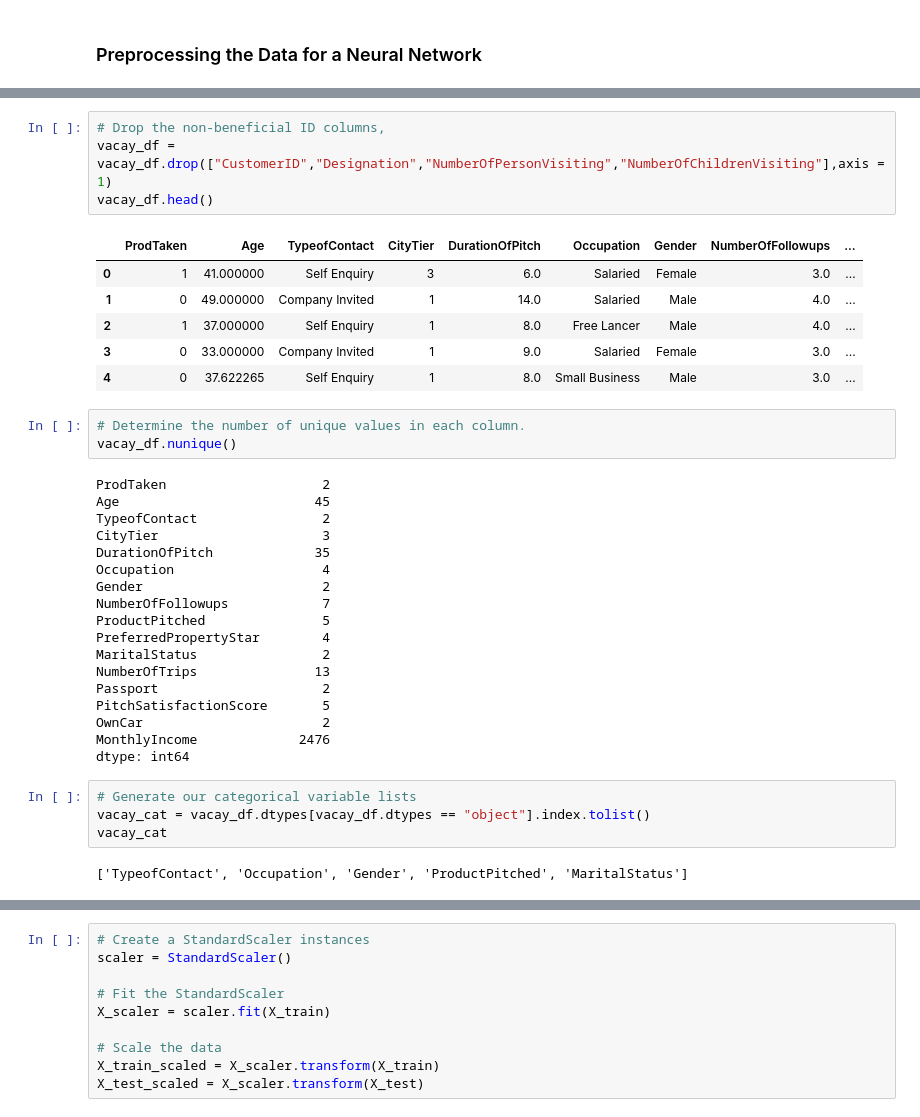
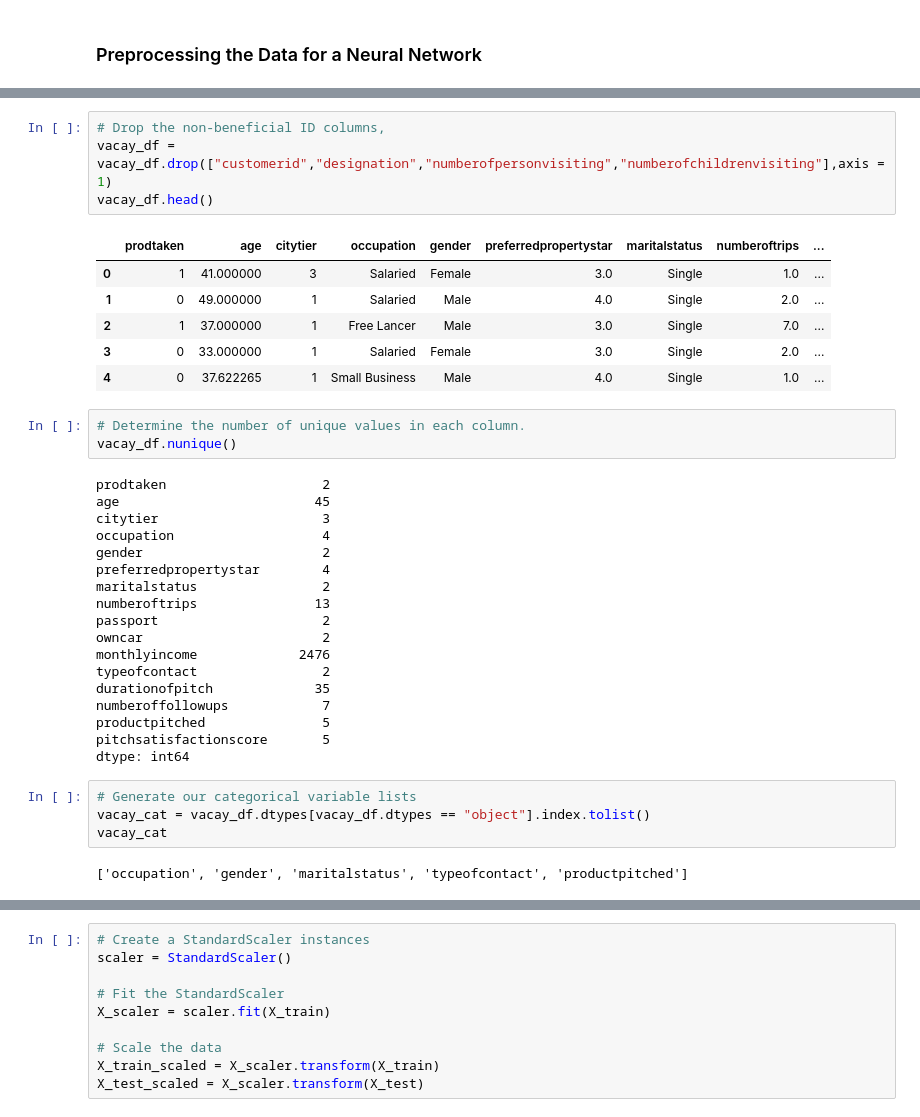
Before and after one commit to Cthompsonlbi/Team_Red, a Jupyter notebook: Notebooks/InsightNeural.ipynb, the cells around one changed output, grey strips where cells are left out. Cells and saved outputs as stored; diff of their text form.

```diff
--- a/Notebooks/InsightNeural.ipynb
+++ b/Notebooks/InsightNeural.ipynb
@@ -24,41 +24,41 @@ vacay_df.head()
 # %%
 # Drop the non-beneficial ID columns,
-vacay_df = vacay_df.drop(["CustomerID","Designation","NumberOfPersonVisiting","NumberOfChildrenVisiting"],axis = 1)
+vacay_df = vacay_df.drop(["customerid","designation","numberofpersonvisiting","numberofchildrenvisiting"],axis = 1)
 vacay_df.head()
 # %% [output]
-|  | ProdTaken | Age | TypeofContact | CityTier | DurationOfPitch | Occupation | Gender | NumberOfFollowups | ... |
-| 0 | 1 | 41.000000 | Self Enquiry | 3 | 6.0 | Salaried | Female | 3.0 | ... |
-| 1 | 0 | 49.000000 | Company Invited | 1 | 14.0 | Salaried | Male | 4.0 | ... |
-| 2 | 1 | 37.000000 | Self Enquiry | 1 | 8.0 | Free Lancer | Male | 4.0 | ... |
-| 3 | 0 | 33.000000 | Company Invited | 1 | 9.0 | Salaried | Female | 3.0 | ... |
-| 4 | 0 | 37.622265 | Self Enquiry | 1 | 8.0 | Small Business | Male | 3.0 | ... |
+|  | prodtaken | age | citytier | occupation | gender | preferredpropertystar | maritalstatus | numberoftrips | ... |
+| 0 | 1 | 41.000000 | 3 | Salaried | Female | 3.0 | Single | 1.0 | ... |
+| 1 | 0 | 49.000000 | 1 | Salaried | Male | 4.0 | Single | 2.0 | ... |
+| 2 | 1 | 37.000000 | 1 | Free Lancer | Male | 3.0 | Single | 7.0 | ... |
+| 3 | 0 | 33.000000 | 1 | Salaried | Female | 3.0 | Single | 2.0 | ... |
+| 4 | 0 | 37.622265 | 1 | Small Business | Male | 4.0 | Single | 1.0 | ... |
 # %%
 # Determine the number of unique values in each column.
 vacay_df.nunique()
 # %% [output]
-ProdTaken                    2
-Age                         45
-TypeofContact                2
-CityTier                     3
-DurationOfPitch             35
-Occupation                   4
-Gender                       2
-NumberOfFollowups            7
-ProductPitched               5
-PreferredPropertyStar        4
-MaritalStatus                2
-NumberOfTrips               13
-Passport                     2
-PitchSatisfactionScore       5
-OwnCar                       2
-MonthlyIncome             2476
+prodtaken                    2
+age                         45
+citytier                     3
+occupation                   4
+gender                       2
+preferredpropertystar        4
+maritalstatus                2
+numberoftrips               13
+passport                     2
+owncar                       2
+monthlyincome             2476
+typeofcontact                2
+durationofpitch             35
+numberoffollowups            7
+productpitched               5
+pitchsatisfactionscore       5
 dtype: int64
 # %%
 # Generate our categorical variable lists
 vacay_cat = vacay_df.dtypes[vacay_df.dtypes == "object"].index.tolist()
 vacay_cat
 # %% [output]
-['TypeofContact', 'Occupation', 'Gender', 'ProductPitched', 'MaritalStatus']
+['occupation', 'gender', 'maritalstatus', 'typeofcontact', 'productpitched']
 # %%
 # Create a OneHotEncoder instance
 enc = OneHotEncoder(sparse=False)
```
Also changed, not shown: parts of 9 cells of this notebook.
